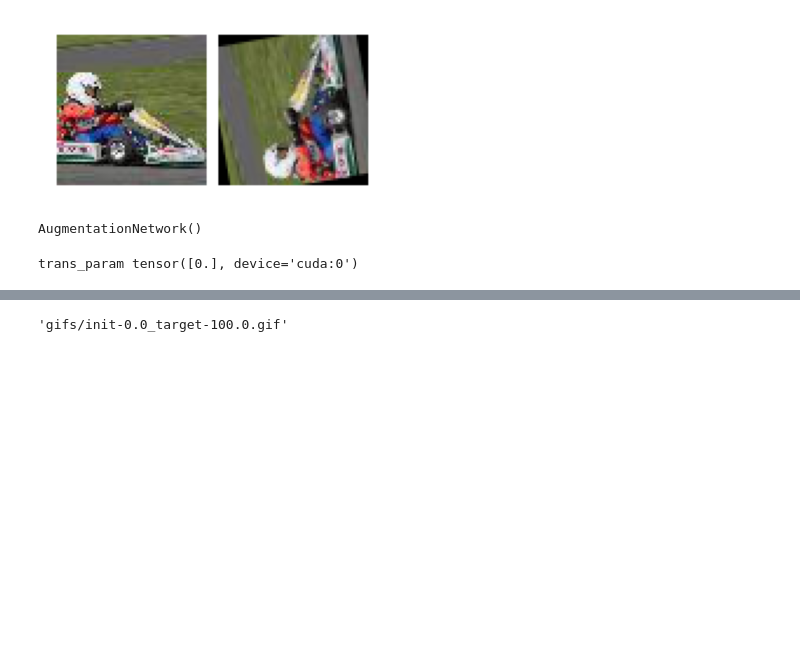
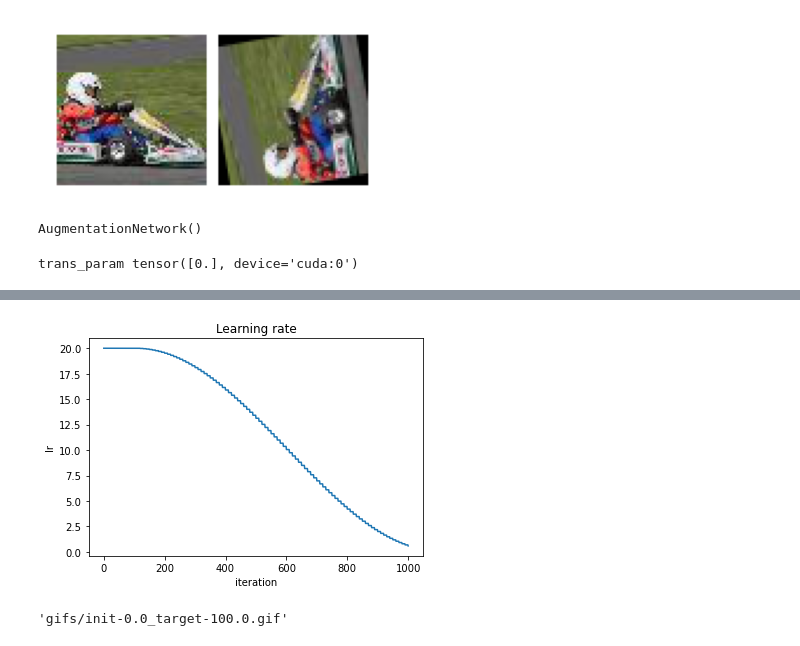
Before and after one commit to TomBekor/AugmentationsLearning, a Jupyter notebook: nb.ipynb, the cells around one changed output, grey strips where cells are left out. Saved outputs shown, nothing was run; the diff lists cells and outputs as text; code cells hidden in the pictures; blank space fills up the shorter version.

```diff
--- a/nb.ipynb
+++ b/nb.ipynb
@@ -158,3 +214,11 @@ plt.plot(losses)
+# %%
+plt.plot(lrs)
+plt.title('Learning rate')
+plt.xlabel('iteration')
+plt.ylabel('lr')
+plt.savefig(f'{run_figures_dir}/results/learning_rate.png')
+# %% [output]
+[figure, added]
 # %%
 # filepaths
 fp_in = f"{run_figures_dir}/epoch-*"
```
Also changed, not shown: parts of 10 cells of this notebook.
